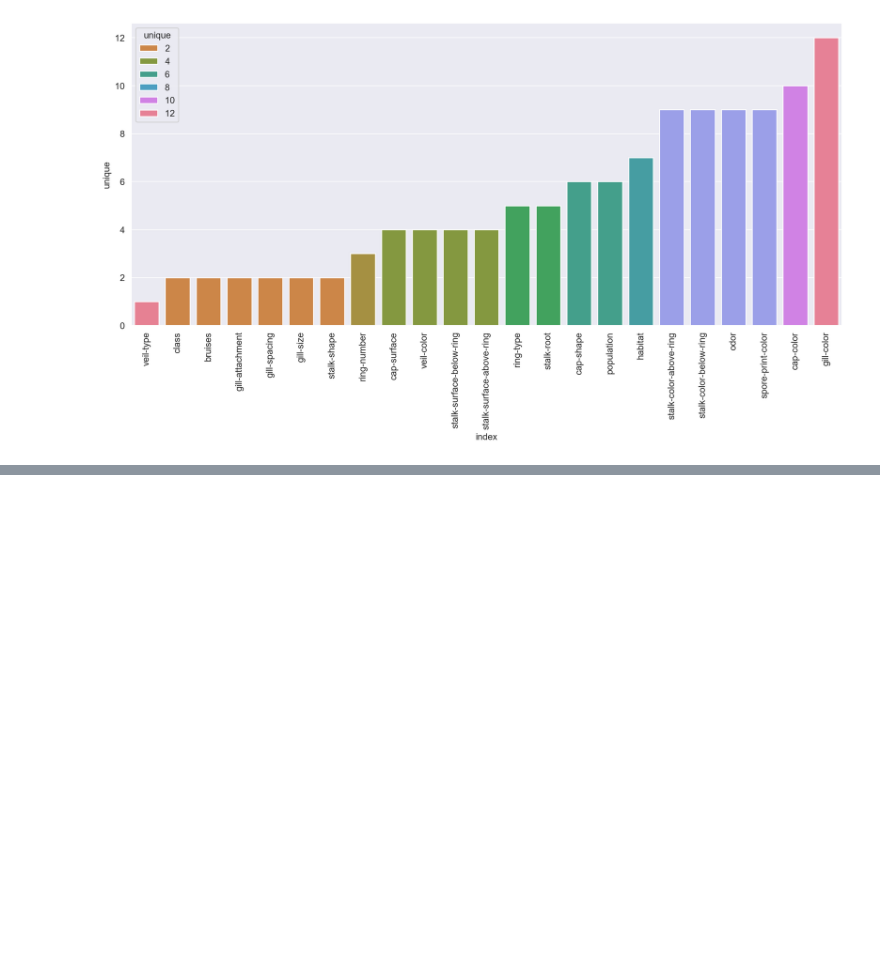
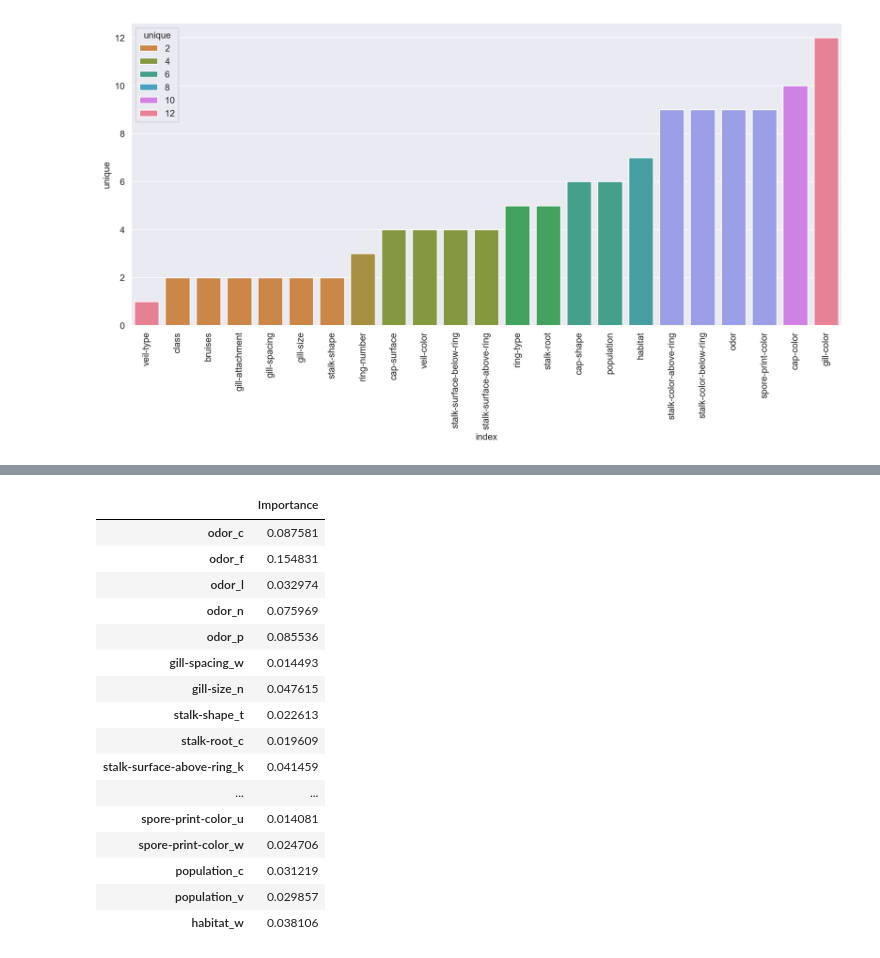
Before and after one commit to EhsanFiroozbakht/Machine-Learning-Project, a Jupyter notebook: Ensemble_Learning_Model/AdaBoost.ipynb, the cells around one changed output, grey strips where cells are left out. Drawn from its saved outputs; the diff is of its cells as text; code cells hidden in the pictures; blank space fills up the shorter version.

```diff
--- a/Ensemble_Learning_Model/AdaBoost.ipynb
+++ b/Ensemble_Learning_Model/AdaBoost.ipynb
@@ -92,0 +195,21 @@ TypeError: AdaBoostClassifier.__init__() got an unexpected keyword argument 'alg
+# %%
+imp_feats = feats[feats['Importance'] > 0]
+imp_feats
+# %% [output]
+|  | Importance |
+| odor_c | 0.087581 |
+| odor_f | 0.154831 |
+| odor_l | 0.032974 |
+| odor_n | 0.075969 |
+| odor_p | 0.085536 |
+| gill-spacing_w | 0.014493 |
+| gill-size_n | 0.047615 |
+| stalk-shape_t | 0.022613 |
+| stalk-root_c | 0.019609 |
+| stalk-surface-above-ring_k | 0.041459 |
+| ... | ... |
+| spore-print-color_u | 0.014081 |
+| spore-print-color_w | 0.024706 |
+| population_c | 0.031219 |
+| population_v | 0.029857 |
+| habitat_w | 0.038106 |
```
Also changed, not shown: parts of 18 cells of this notebook.
